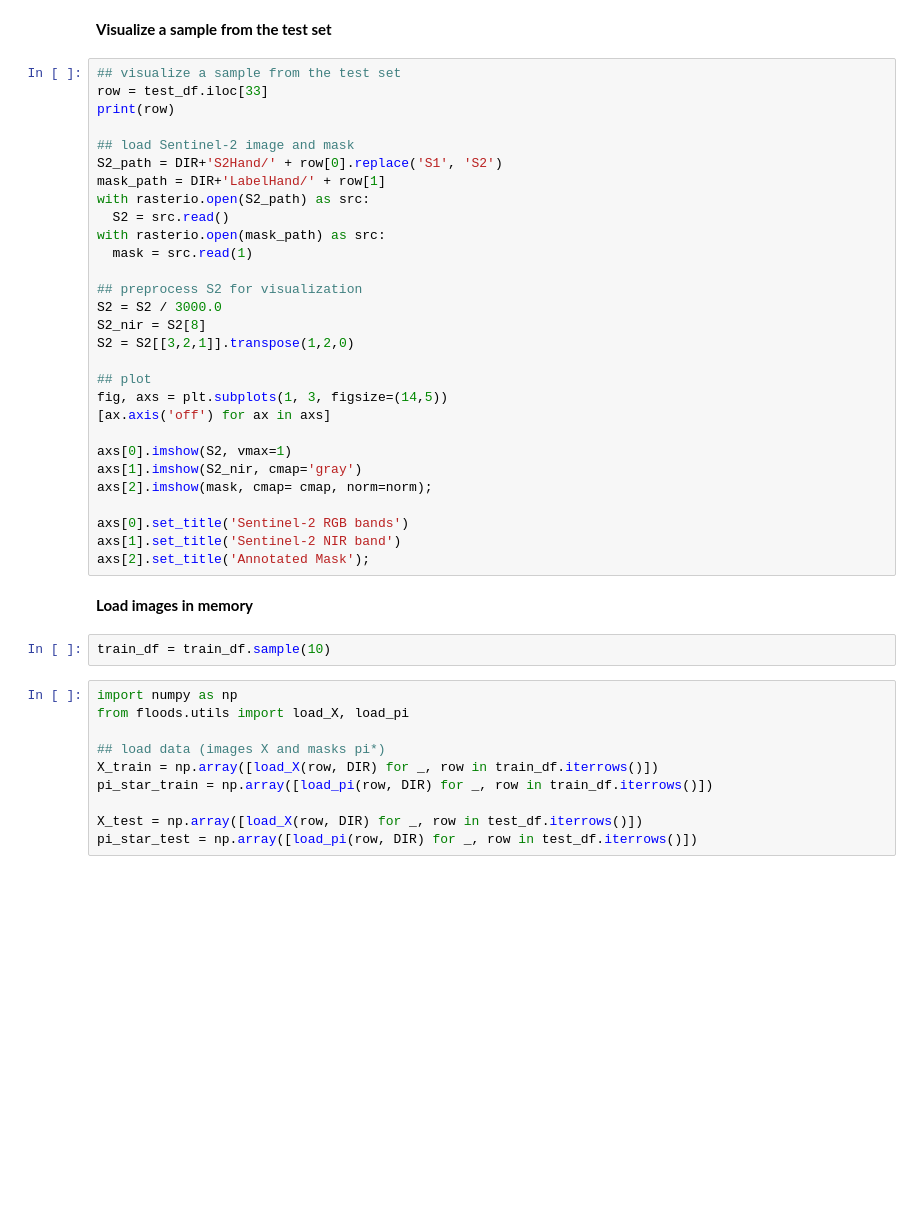
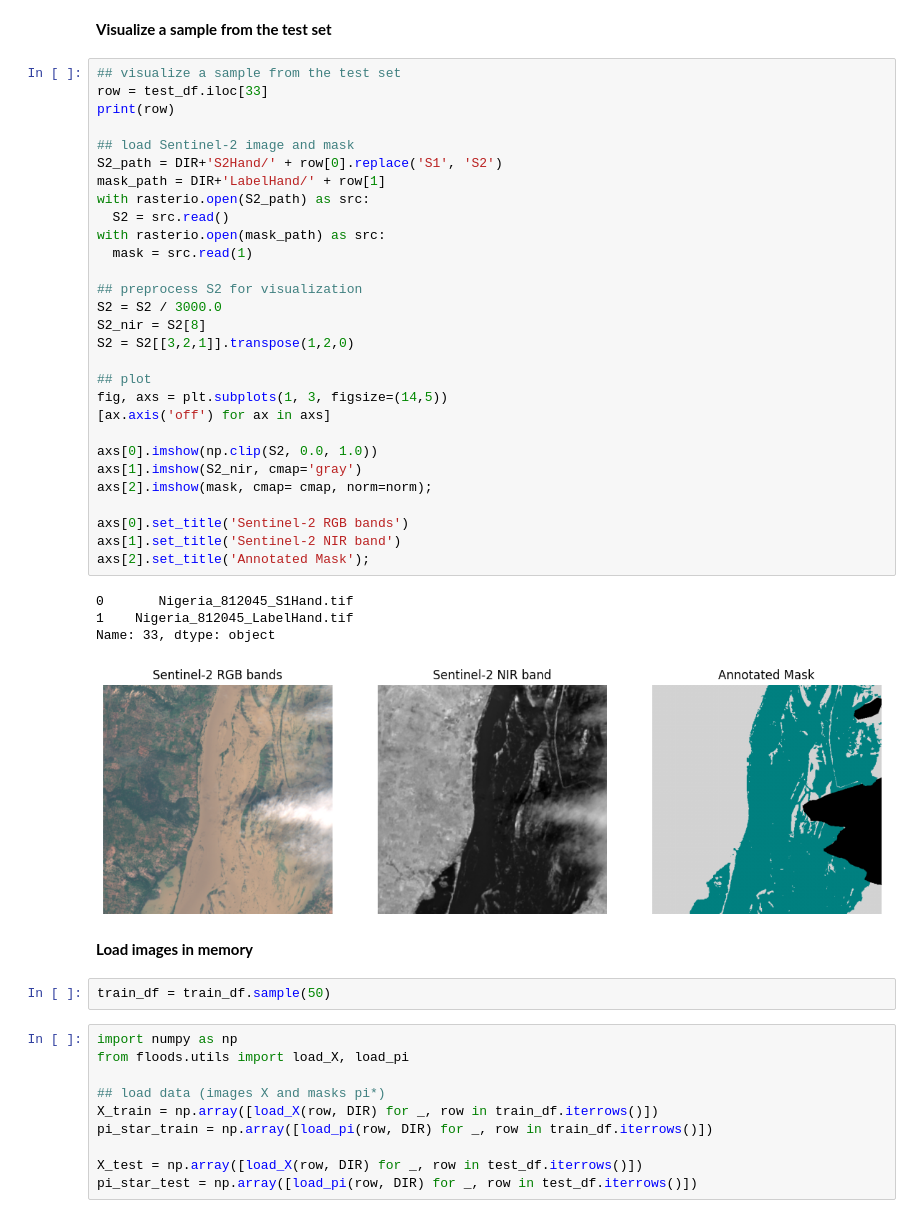
Before and after one commit to FractalySyn/PiNets-Alignment, a Jupyter notebook: 2. Floods.ipynb, the cells around one changed output. Cells and saved outputs as stored; diff of their text form; blank space fills up the shorter version.

```diff
--- a/2. Floods.ipynb
+++ b/2. Floods.ipynb
@@ -95,36 +108,41 @@ norm = mcolors.BoundaryNorm(bounds, cmap.N)
 # %%
 ## visualize a sample from the test set
 row = test_df.iloc[33]
 print(row)
 
 ## load Sentinel-2 image and mask
 S2_path = DIR+'S2Hand/' + row[0].replace('S1', 'S2')
 mask_path = DIR+'LabelHand/' + row[1]
 with rasterio.open(S2_path) as src:
   S2 = src.read()
 with rasterio.open(mask_path) as src:
   mask = src.read(1)
 
 ## preprocess S2 for visualization
 S2 = S2 / 3000.0
 S2_nir = S2[8]
 S2 = S2[[3,2,1]].transpose(1,2,0)
 
 ## plot
 fig, axs = plt.subplots(1, 3, figsize=(14,5))
 [ax.axis('off') for ax in axs]
 
-axs[0].imshow(S2, vmax=1)
+axs[0].imshow(np.clip(S2, 0.0, 1.0))
 axs[1].imshow(S2_nir, cmap='gray')
 axs[2].imshow(mask, cmap= cmap, norm=norm);
 
 axs[0].set_title('Sentinel-2 RGB bands')
 axs[1].set_title('Sentinel-2 NIR band')
 axs[2].set_title('Annotated Mask');
+# %% [output]
+0       Nigeria_812045_S1Hand.tif
+1    Nigeria_812045_LabelHand.tif
+Name: 33, dtype: object
+[figure, added]
 # %% [markdown]
 **Load images in memory**
 # %%
-train_df = train_df.sample(10)
+train_df = train_df.sample(50)
 # %%
 import numpy as np
 from floods.utils import load_X, load_pi
```
Also changed, not shown: parts of 16 cells of this notebook, 2 other files.
